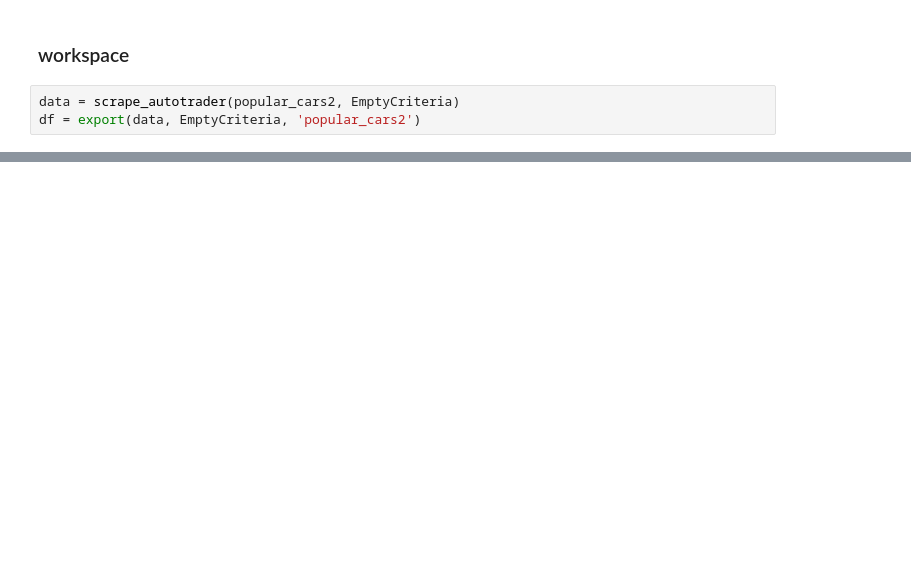
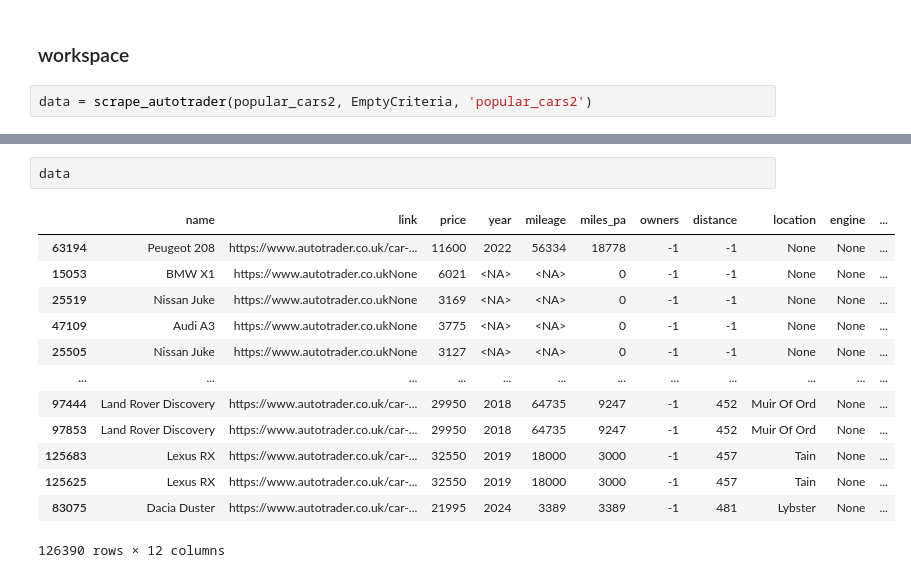
Before and after one commit to d-llen/Autotrader-Used-Car-Price-Webscraper, a Jupyter notebook: Webscraper.ipynb, the cells around one changed output, grey strips where cells are left out. Drawn from its saved outputs; the diff is of its cells as text; blank space fills up the shorter version.

Commit message:
v6 Large Scrape

```diff
--- a/Webscraper.ipynb
+++ b/Webscraper.ipynb
@@ -481,5 +555,4 @@ def export(data, criteria, name):
 # %% [markdown]
 ### workspace
 # %%
-data = scrape_autotrader(popular_cars2, EmptyCriteria)
-df = export(data, EmptyCriteria, 'popular_cars2')
+data = scrape_autotrader(popular_cars2, EmptyCriteria, 'popular_cars2')
@@ -485,0 +577,16 @@ df = export(data, EmptyCriteria, 'popular_cars2')
+# %%
+data
+# %% [output]
+|  | name | link | price | year | mileage | miles_pa | owners | distance | location | engine | ... |
+| 63194 | Peugeot 208 | https://www.autotrader.co.uk/car-... | 11600 | 2022 | 56334 | 18778 | -1 | -1 | None | None | ... |
+| 15053 | BMW X1 | https://www.autotrader.co.ukNone | 6021 | <NA> | <NA> | 0 | -1 | -1 | None | None | ... |
+| 25519 | Nissan Juke | https://www.autotrader.co.ukNone | 3169 | <NA> | <NA> | 0 | -1 | -1 | None | None | ... |
+| 47109 | Audi A3 | https://www.autotrader.co.ukNone | 3775 | <NA> | <NA> | 0 | -1 | -1 | None | None | ... |
+| 25505 | Nissan Juke | https://www.autotrader.co.ukNone | 3127 | <NA> | <NA> | 0 | -1 | -1 | None | None | ... |
+| ... | ... | ... | ... | ... | ... | ... | ... | ... | ... | ... | ... |
+| 97444 | Land Rover Discovery | https://www.autotrader.co.uk/car-... | 29950 | 2018 | 64735 | 9247 | -1 | 452 | Muir Of Ord | None | ... |
+| 97853 | Land Rover Discovery | https://www.autotrader.co.uk/car-... | 29950 | 2018 | 64735 | 9247 | -1 | 452 | Muir Of Ord | None | ... |
+| 125683 | Lexus RX | https://www.autotrader.co.uk/car-... | 32550 | 2019 | 18000 | 3000 | -1 | 457 | Tain | None | ... |
+| 125625 | Lexus RX | https://www.autotrader.co.uk/car-... | 32550 | 2019 | 18000 | 3000 | -1 | 457 | Tain | None | ... |
+| 83075 | Dacia Duster | https://www.autotrader.co.uk/car-... | 21995 | 2024 | 3389 | 3389 | -1 | 481 | Lybster | None | ... |
+126390 rows × 12 columns
```
Also changed, not shown: parts of 3 cells of this notebook, 1 other file.
